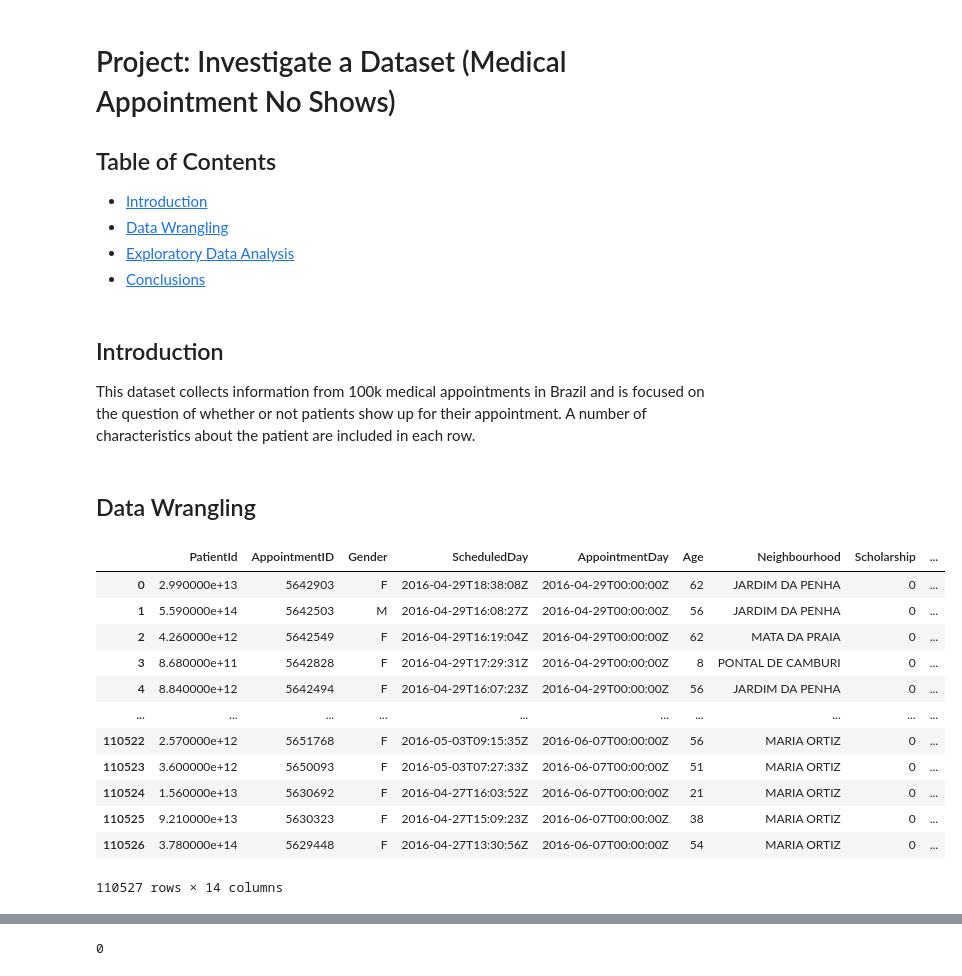
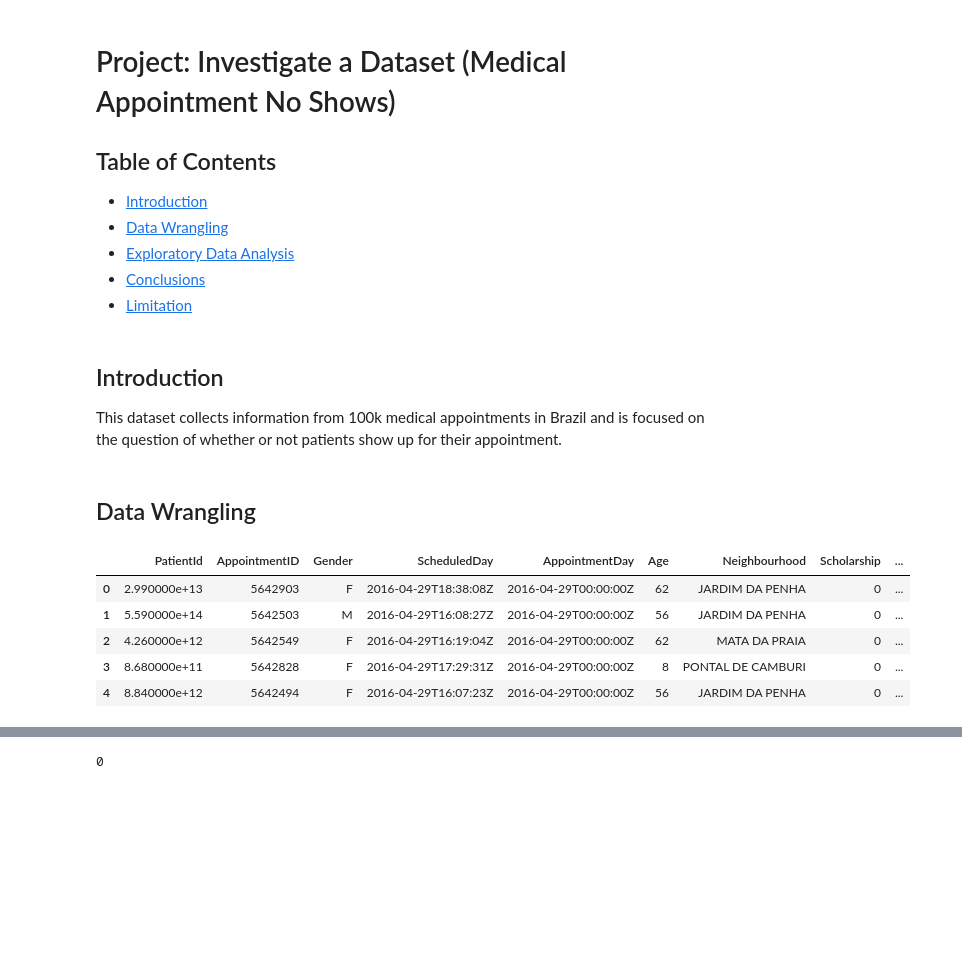
Before and after one commit to iampeterndumba/Investigate-a-Dataset--Medical-Appointment-No-Shows, a Jupyter notebook: Investigate a Dataset/investigate-a-dataset.ipynb, the cells around one changed output, grey strips where cells are left out. Saved outputs shown, nothing was run; the diff lists cells and outputs as text; code cells hidden in the pictures; blank space fills up the shorter version.

```diff
--- a/Investigate a Dataset/investigate-a-dataset.ipynb
+++ b/Investigate a Dataset/investigate-a-dataset.ipynb
@@ -7,11 +7,12 @@
 <li><a href="#wrangling">Data Wrangling</a></li>
 <li><a href="#eda">Exploratory Data Analysis</a></li>
 <li><a href="#conclusions">Conclusions</a></li>
+ <li><a href="#limitation">Limitation</a></li>
 </ul>
 # %% [markdown]
 <a id='intro'></a>
 ## Introduction
-This dataset collects information from 100k medical appointments in Brazil and is focused on the question of whether or not patients show up for their appointment. A number of characteristics about the patient are included in each row.
+This dataset collects information from 100k medical appointments in Brazil and is focused on the question of whether or not patients show up for their appointment.
 # %%
 #import packages
 import pandas as pd
@@ -24,18 +25,12 @@ import seaborn as sns
 # %%
 #Loading Medical Appointment datasets
 df=pd.read_csv("noshowappointments.csv")
-df
+#checking first 5 rows
+df.head()
 # %% [output]
 |  | PatientId | AppointmentID | Gender | ScheduledDay | AppointmentDay | Age | Neighbourhood | Scholarship | ... |
 | 0 | 2.990000e+13 | 5642903 | F | 2016-04-29T18:38:08Z | 2016-04-29T00:00:00Z | 62 | JARDIM DA PENHA | 0 | ... |
 | 1 | 5.590000e+14 | 5642503 | M | 2016-04-29T16:08:27Z | 2016-04-29T00:00:00Z | 56 | JARDIM DA PENHA | 0 | ... |
 | 2 | 4.260000e+12 | 5642549 | F | 2016-04-29T16:19:04Z | 2016-04-29T00:00:00Z | 62 | MATA DA PRAIA | 0 | ... |
 | 3 | 8.680000e+11 | 5642828 | F | 2016-04-29T17:29:31Z | 2016-04-29T00:00:00Z | 8 | PONTAL DE CAMBURI | 0 | ... |
 | 4 | 8.840000e+12 | 5642494 | F | 2016-04-29T16:07:23Z | 2016-04-29T00:00:00Z | 56 | JARDIM DA PENHA | 0 | ... |
-| ... | ... | ... | ... | ... | ... | ... | ... | ... | ... |
-| 110522 | 2.570000e+12 | 5651768 | F | 2016-05-03T09:15:35Z | 2016-06-07T00:00:00Z | 56 | MARIA ORTIZ | 0 | ... |
-| 110523 | 3.600000e+12 | 5650093 | F | 2016-05-03T07:27:33Z | 2016-06-07T00:00:00Z | 51 | MARIA ORTIZ | 0 | ... |
-| 110524 | 1.560000e+13 | 5630692 | F | 2016-04-27T16:03:52Z | 2016-06-07T00:00:00Z | 21 | MARIA ORTIZ | 0 | ... |
-| 110525 | 9.210000e+13 | 5630323 | F | 2016-04-27T15:09:23Z | 2016-06-07T00:00:00Z | 38 | MARIA ORTIZ | 0 | ... |
-| 110526 | 3.780000e+14 | 5629448 | F | 2016-04-27T13:30:56Z | 2016-06-07T00:00:00Z | 54 | MARIA ORTIZ | 0 | ... |
-110527 rows × 14 columns
```
Also changed, not shown: parts of 22 cells of this notebook.
